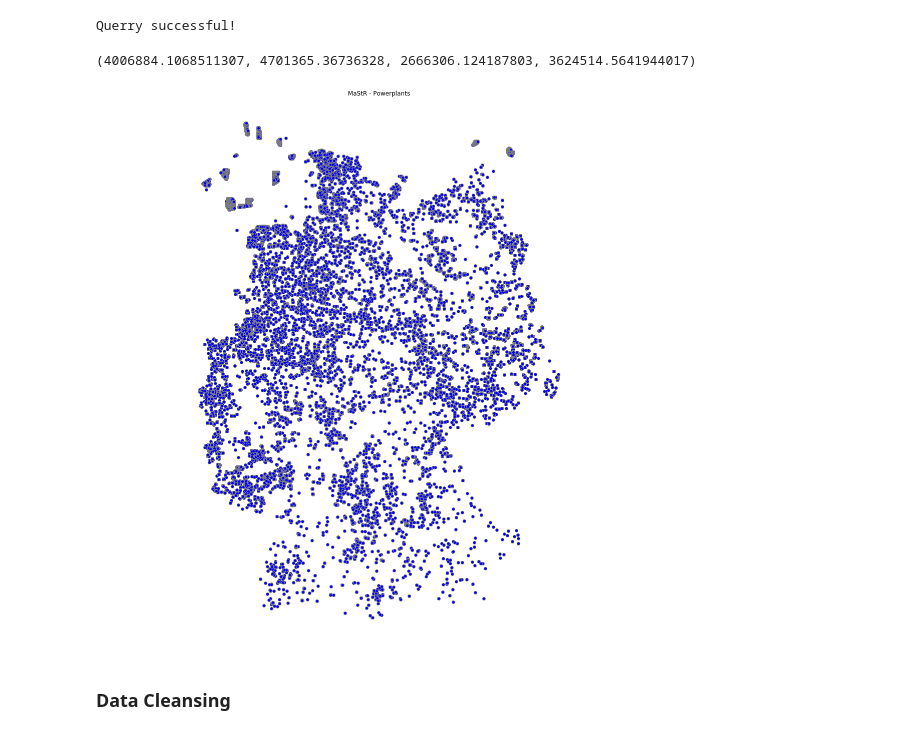
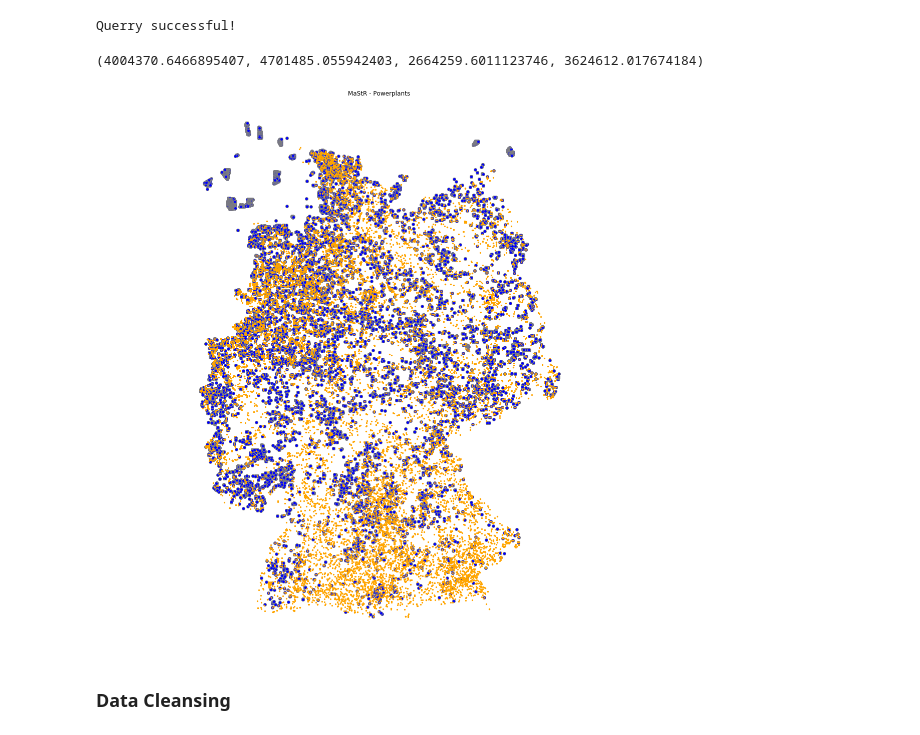
Before and after one commit to OpenEnergyPlatform/open-MaStR, a Jupyter notebook: postprocessing/OEP-oedialect_MaStR_analyse.ipynb, the cells around one changed output. Saved outputs shown, nothing was run; the diff lists cells and outputs as text; code cells hidden in the pictures.

Commit message:
Fix Biomass for plotting #101

```diff
--- a/postprocessing/OEP-oedialect_MaStR_analyse.ipynb
+++ b/postprocessing/OEP-oedialect_MaStR_analyse.ipynb
@@ -271,7 +271,7 @@ session = Session()
 try:
     df_mastr_wind = saio.as_pandas(session.query(MastrWind))
     #df_mastr_hydro = saio.as_pandas(session.query(MastrHydro))
-    #df_mastr_biomass = saio.as_pandas(session.query(MastrBiomass))
+    df_mastr_biomass = saio.as_pandas(session.query(MastrBiomass))
     session.commit()
     print('Querry successful!')
 except Exception as e:
@@ -285,19 +285,19 @@ Querry successful!
 # %%
 fig, ax = plt.subplots(1, figsize=(20, 20))
 ax.set_aspect('equal')
 ax.set_axis_off()
 ax.set_title('MaStR - Powerplants')
 
 df_mastr_wind.to_crs({'init': 'epsg:3035'}).plot(ax=ax, color='blue', edgecolor='grey', linewidth=1)
 
 #df_mastr_hydro.to_crs({'init': 'epsg:3035'}).plot(ax=ax, color='white', alpha=.5, edgecolor='black', linewidth=2)
 
-#df_mastr_biomass.to_crs({'init': 'epsg:3035'}).plot(ax=ax, marker='o', color='orange', markersize=5)
+df_mastr_biomass.to_crs({'init': 'epsg:3035'}).plot(ax=ax, marker='o', color='orange', markersize=5)
 
 plt.axis('equal')
 # %% [output]
-(4006884.1068511307, 4701365.36736328, 2666306.124187803, 3624514.5641944017)
+(4004370.6466895407, 4701485.055942403, 2664259.6011123746, 3624612.017674184)
-[figure, old version]
+[figure, new version]
 # %% [markdown]
 ### Data Cleansing
 # %%
```
Also changed, not shown: parts of 1 cell of this notebook, 1 other file.
